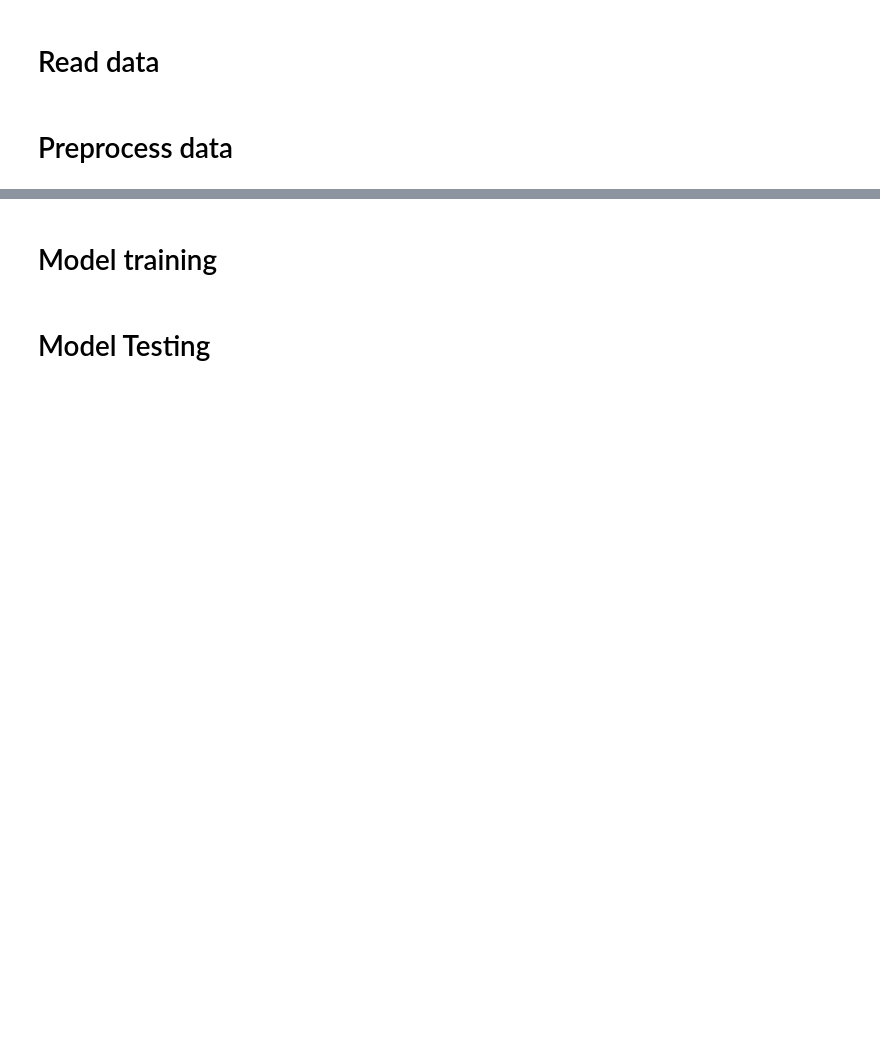
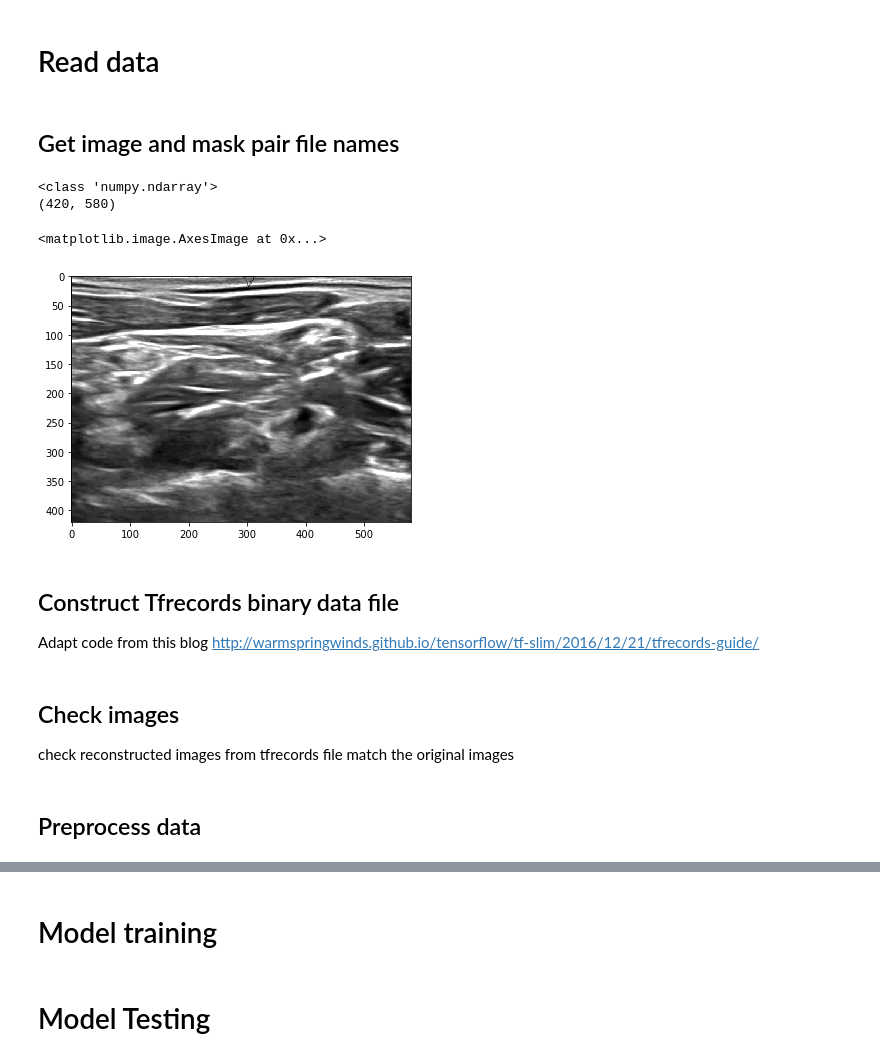
Before and after one commit to TrellixVulnTeam/cnn-medical-image-segmentation_JVB2, a Jupyter notebook: medical-image-segmentation.ipynb, the cells around one changed output, grey strips where cells are left out. Drawn from its saved outputs; the diff is of its cells as text; code cells hidden in the pictures; blank space fills up the shorter version.

Commit message:
feat: setup the frame work in medical-image-segmentation.ipynb

```diff
--- a/medical-image-segmentation.ipynb
+++ b/medical-image-segmentation.ipynb
@@ -196,0 +18,29 @@ main()
+# %% [markdown]
+## Get image and mask pair file names
+# %%
+%matplotlib inline
+
+origin_images = [img for img in glob.glob("train_subset/*.tif") if 'mask' not in img]
+
+def fimg_to_fmask(img_path):
+    # convert an image file path into a corresponding mask file path
+    dirname, basename = os.path.split(img_path)
+    maskname = basename.replace(".tif", "_mask.tif")
+    return os.path.join(dirname, maskname)
+
+paired_images = [(img, fimg_to_fmask(img)) for img in origin_images]
+
+# check an image instance
+img = io.imread('train_subset/1_1.tif')
+print(type(img))
+print(img.shape)
+io.imshow(img)
+# %% [output]
+<class 'numpy.ndarray'>
+(420, 580)
+<matplotlib.image.AxesImage at 0x...>
+[figure, added]
+# %% [markdown]
+## Construct Tfrecords binary data file
+
+Adapt code from this blog http://warmspringwinds.github.io/tensorflow/tf-slim/2016/12/21/tfrecords-guide/
@@ -196,0 +82,3 @@ main()
+# %% [markdown]
+## Check images
+check reconstructed images from tfrecords file match the original images
@@ -197,2 +128,2 @@ main()
 # %% [markdown]
-# Preprocess data
+## Preprocess data
```
Also changed, not shown: parts of 20 cells of this notebook, 23 other files.
